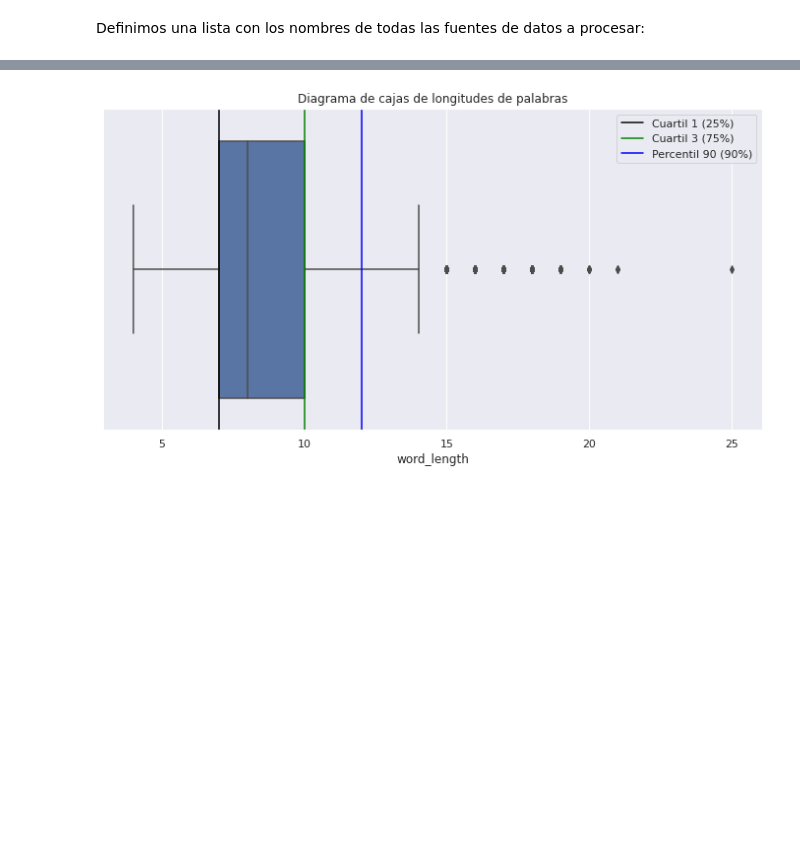
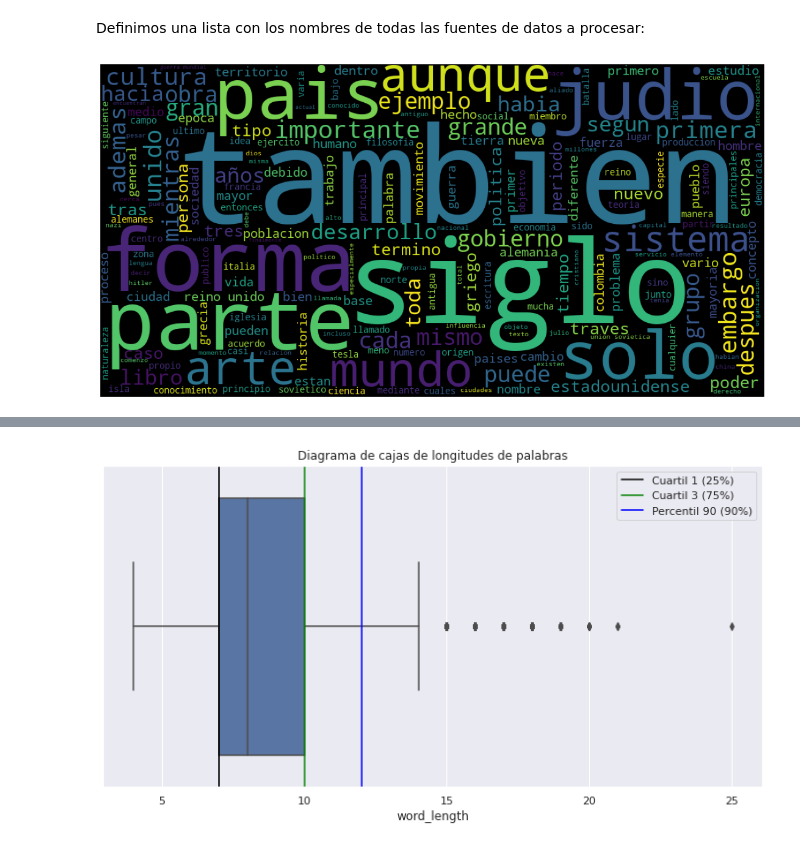
Before and after one commit to amendivilsejin/training_analitica_2nd_module_repo, a Jupyter notebook: Data_understanding_exercises.ipynb, the cells around one changed output, grey strips where cells are left out. Drawn from its saved outputs; the diff is of its cells as text; code cells hidden in the pictures; blank space fills up the shorter version.

```diff
--- a/Data_understanding_exercises.ipynb
+++ b/Data_understanding_exercises.ipynb
@@ -62,3 +53,20 @@ def get_wordlist_from_txt_file(file_address):
+# %%
+def get_wordlist_from_txt_file(file_address):
+  word_list = []
+  with open(file_address, "r") as txt_file:
+    for line in txt_file:
+
+      line_filtered = remove_accents(line)
+
+      line_filtered = re.sub("[^0-9a-zA-ZÑñ]+", " ", line_filtered)
+      line_filtered = re.sub("[0-9]+", "", line_filtered)
+      line_word_list = re.findall(r"\b[a-zA-ZÑñ]+\b", line_filtered)
+
+      line_word_list = [word.lower() for word in line_word_list if n_upper_chars(word) <= 1]
+      line_word_list = [word for word in line_word_list if word not in stop_words and len(word) > 3]
+      word_list.extend(line_word_list)
+
+  return word_list
 # %% [markdown]
 Definimos una lista con los nombres de todas las fuentes de datos a procesar:
 # %%
@@ -139,5 +147,15 @@ for address in source_files_addresses:
 
 word_list = set(raw_word_list)
 # print(word_list)
+# %%
+from wordcloud import WordCloud
+words_string=(" ").join(raw_word_list)
+wordcloud = WordCloud(width = 1000, height = 500).generate(words_string)
+plt.figure(figsize=(20,10))
+plt.imshow(wordcloud)
+plt.axis("off")
+plt.show()
+# %% [output]
+[figure, added]
 # %%
 word_list_df = pd.DataFrame({ 'words' : list(word_list) })
```
Also changed, not shown: parts of 94 cells of this notebook, 7 other files.
